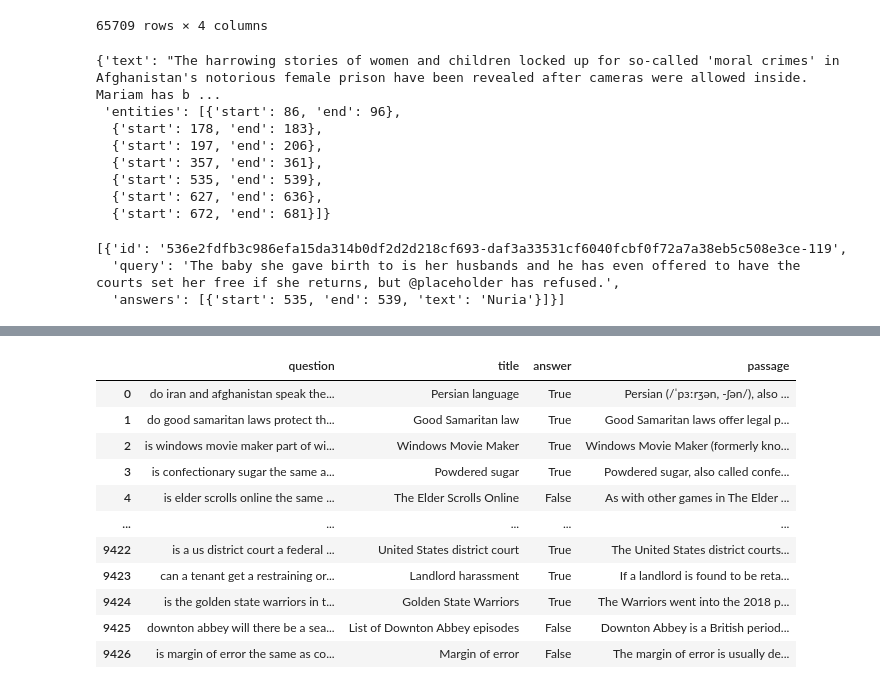
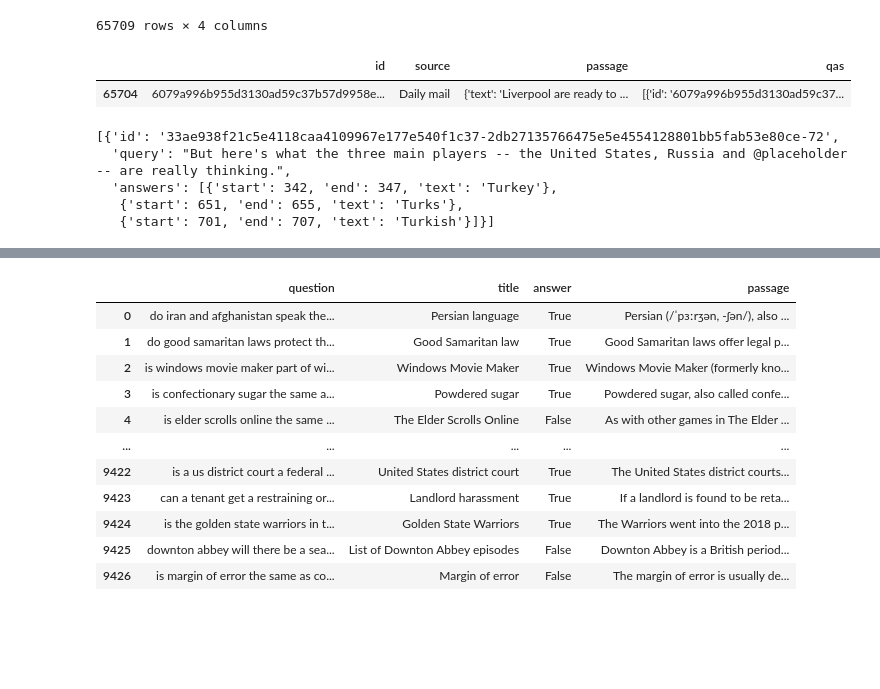
Before and after one commit to jerkosegvic/dipl_project, a Jupyter notebook: proba.ipynb, the cells around one changed output, grey strips where cells are left out. Saved outputs shown, nothing was run; the diff lists cells and outputs as text; code cells hidden in the pictures; blank space fills up the shorter version.

```diff
--- a/proba.ipynb
+++ b/proba.ipynb
@@ -86,23 +43,20 @@ record_dataset
 | 65707 | 5c6f7eec2a86ccd30d412c24f90f4c1e9... | CNN | {'text': '(CNN) -- Newt Gingrich ... | [{'id': '5c6f7eec2a86ccd30d412c24... |
 | 65708 | c12e2c7c36bd87b7b34dead0a18231431... | Daily mail | {'text': 'By Kieran Gill Anton Fe... | [{'id': 'c12e2c7c36bd87b7b34dead0... |
 65709 rows × 4 columns
-# %%
-record_dataset['passage'][0]
-# %% [output]
-{'text': "The harrowing stories of women and children locked up for so-called 'moral crimes' in Afghanistan's notorious female prison have been revealed after cameras were allowed inside. Mariam has b ...
- 'entities': [{'start': 86, 'end': 96},
-  {'start': 178, 'end': 183},
-  {'start': 197, 'end': 206},
-  {'start': 357, 'end': 361},
-  {'start': 535, 'end': 539},
-  {'start': 627, 'end': 636},
-  {'start': 672, 'end': 681}]}
+# %%
+filtered_rows = record_dataset[record_dataset['id'] == '6079a996b955d3130ad59c37b57d9958e0539b83']
+filtered_rows
+# %% [output]
+|  | id | source | passage | qas |
+| 65704 | 6079a996b955d3130ad59c37b57d9958e... | Daily mail | {'text': 'Liverpool are ready to ... | [{'id': '6079a996b955d3130ad59c37... |
 # %%
-record_dataset['qas'][0]
+record_dataset['qas'][74]
 # %% [output]
-[{'id': '536e2fdfb3c986efa15da314b0df2d2d218cf693-daf3a33531cf6040fcbf0f72a7a38eb5c508e3ce-119',
-  'query': 'The baby she gave birth to is her husbands and he has even offered to have the courts set her free if she returns, but @placeholder has refused.',
-  'answers': [{'start': 535, 'end': 539, 'text': 'Nuria'}]}]
+[{'id': '33ae938f21c5e4118caa4109967e177e540f1c37-2db27135766475e5e4554128801bb5fab53e80ce-72',
+  'query': "But here's what the three main players -- the United States, Russia and @placeholder -- are really thinking.",
+  'answers': [{'start': 342, 'end': 347, 'text': 'Turkey'},
+   {'start': 651, 'end': 655, 'text': 'Turks'},
+   {'start': 701, 'end': 707, 'text': 'Turkish'}]}]
 # %%
 with open('raw_data/multirc-v2/splitv2/train_456-fixedIds.json') as f:
     rc_dataset = json.load(f)
```
Also changed, not shown: parts of 13 cells of this notebook, 7 other files.
